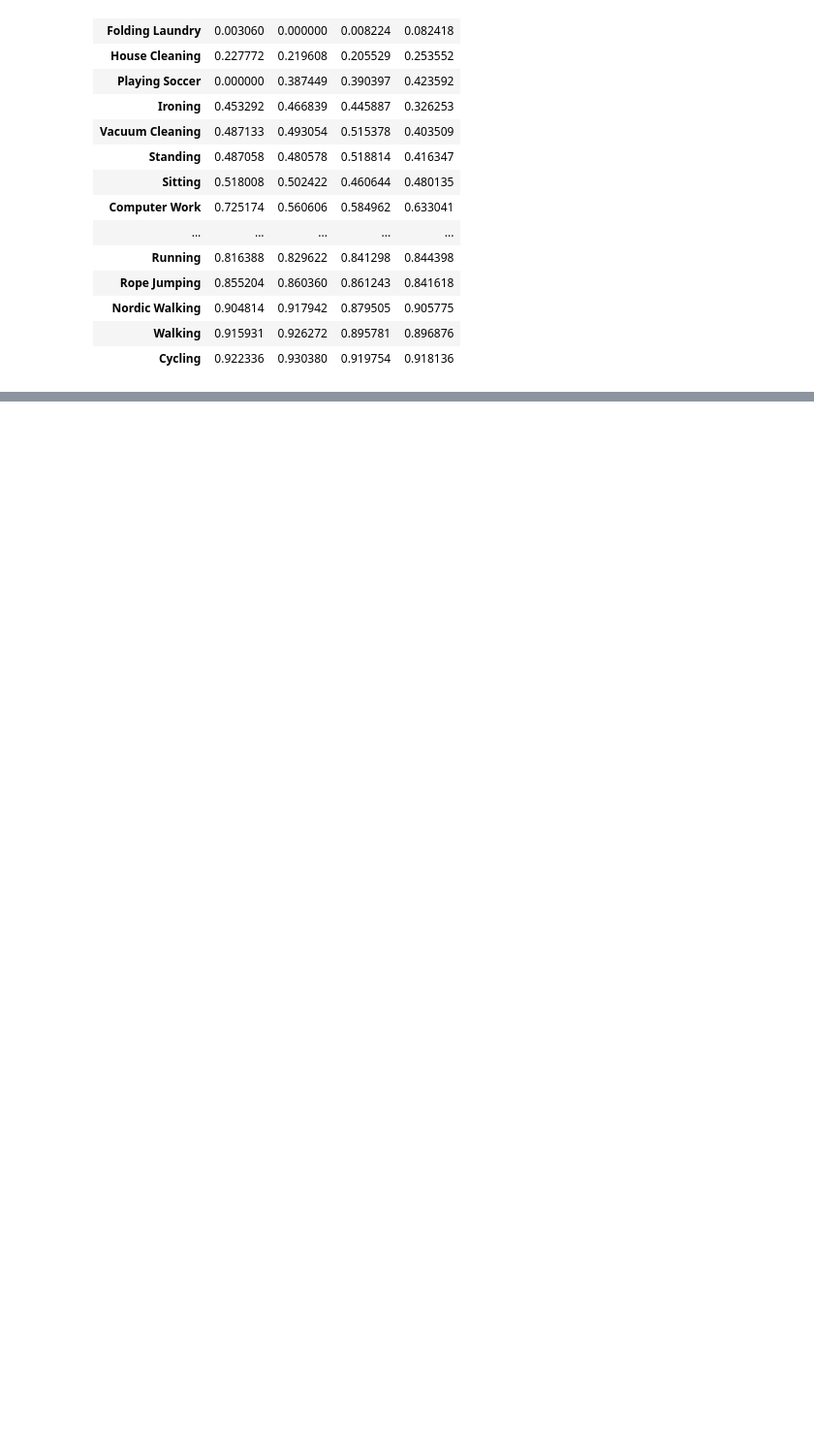
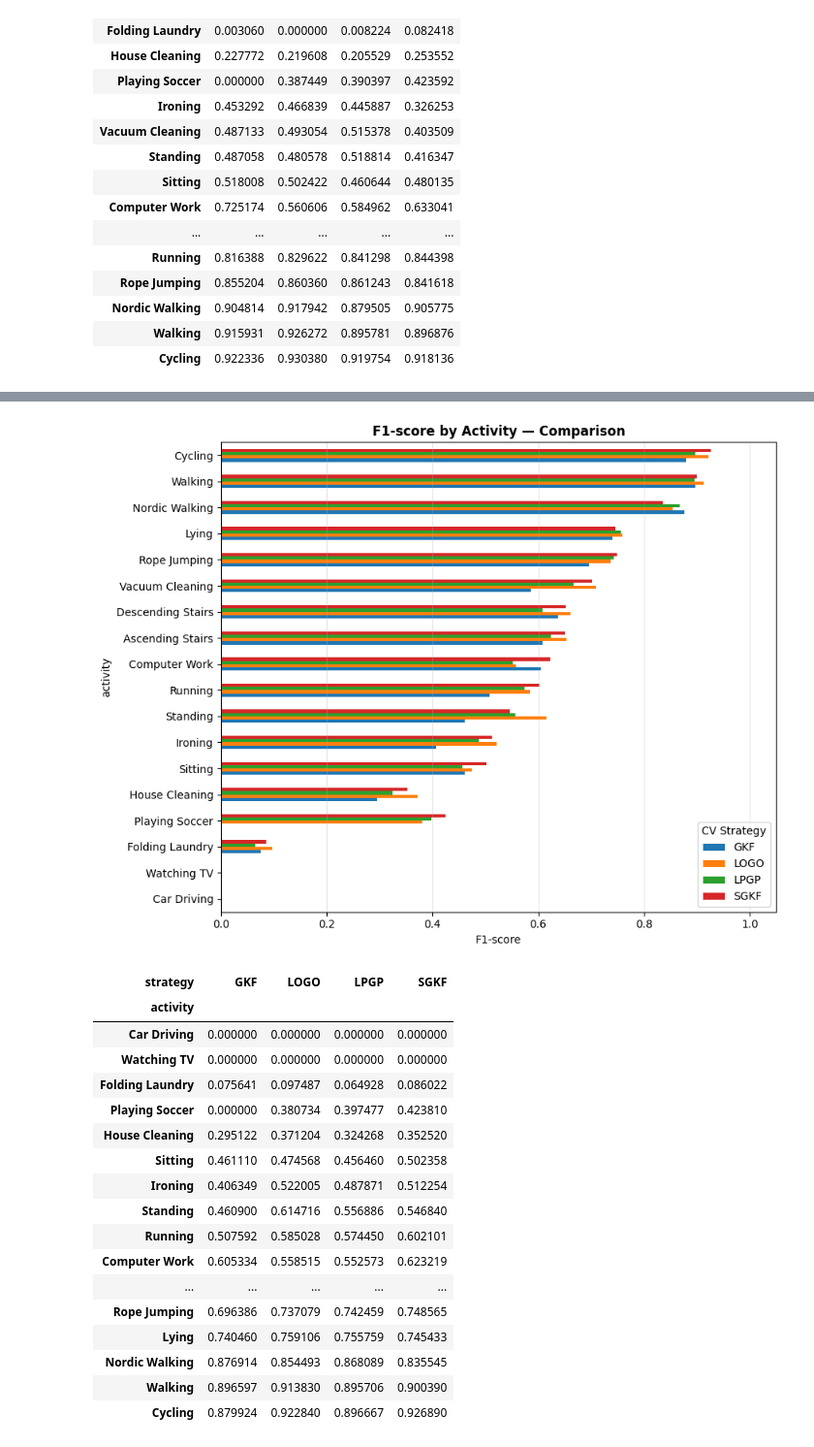
Before and after one commit to Ba-Hi/HAR, a Jupyter notebook: ML_models/main_pamap2.ipynb, the cells around one changed output, grey strips where cells are left out. Shown at 97% size. Saved outputs shown, nothing was run; the diff lists cells and outputs as text; code cells hidden in the pictures; blank space fills up the shorter version.

```diff
--- a/ML_models/main_pamap2.ipynb
+++ b/ML_models/main_pamap2.ipynb
@@ -1477,0 +1482,7 @@ print(rf_params_LeaveOneGroupOut)
+# %%
+# Fast iteration: 5-fold GroupKFold
+lr_report_groupKFold, lr_params_groupKFold = train_and_classify_flex(
+    X_np, y_np, groups, model='lr', MODEL_REGISTRY=MODEL_REGISTRY,
+    split_strategy='gkf', n_splits=5, activities=activities
+)
+print(lr_params_groupKFold)
@@ -1477,0 +1515,7 @@ print(rf_params_LeaveOneGroupOut)
+# %%
+# Class-balance-aware version
+lr_report_StratifiedGroupKFold, lr_params_StratifiedGroupKFold = train_and_classify_flex(
+    X_np, y_np, groups, model='lr', MODEL_REGISTRY=MODEL_REGISTRY,
+    split_strategy='sgkf', n_splits=5, activities=activities
+)
+print(lr_params_StratifiedGroupKFold)
@@ -1477,0 +1614,7 @@ print(rf_params_LeaveOneGroupOut)
+# %%
+# Leave-2-subjects-out
+lr_report_LeavePGroupsOut, lr_params_LeavePGroupsOut = train_and_classify_flex(
+    X_np, y_np, groups, model='lr', MODEL_REGISTRY=MODEL_REGISTRY,
+    split_strategy='lpgo', p=2, activities=activities
+)
+print(lr_params_LeavePGroupsOut)
@@ -1583,0 +1751,27 @@ plot_f1_comparison({
+# %%
+plot_f1_comparison({
+    "GKF": lr_report_groupKFold,
+    "SGKF": lr_report_StratifiedGroupKFold,
+    "LPGP": lr_report_LeavePGroupsOut,
+    "LOGO": lr_report_LeaveOneGroupOut
+})
+# %% [output]
+[figure, added]
+| strategy | GKF | LOGO | LPGP | SGKF |
+| activity |  |  |  |  |
+| Car Driving | 0.000000 | 0.000000 | 0.000000 | 0.000000 |
+| Watching TV | 0.000000 | 0.000000 | 0.000000 | 0.000000 |
+| Folding Laundry | 0.075641 | 0.097487 | 0.064928 | 0.086022 |
+| Playing Soccer | 0.000000 | 0.380734 | 0.397477 | 0.423810 |
+| House Cleaning | 0.295122 | 0.371204 | 0.324268 | 0.352520 |
+| Sitting | 0.461110 | 0.474568 | 0.456460 | 0.502358 |
+| Ironing | 0.406349 | 0.522005 | 0.487871 | 0.512254 |
+| Standing | 0.460900 | 0.614716 | 0.556886 | 0.546840 |
+| Running | 0.507592 | 0.585028 | 0.574450 | 0.602101 |
+| Computer Work | 0.605334 | 0.558515 | 0.552573 | 0.623219 |
+| ... | ... | ... | ... | ... |
+| Rope Jumping | 0.696386 | 0.737079 | 0.742459 | 0.748565 |
+| Lying | 0.740460 | 0.759106 | 0.755759 | 0.745433 |
+| Nordic Walking | 0.876914 | 0.854493 | 0.868089 | 0.835545 |
+| Walking | 0.896597 | 0.913830 | 0.895706 | 0.900390 |
+| Cycling | 0.879924 | 0.922840 | 0.896667 | 0.926890 |
```
Also changed, not shown: parts of 12 cells of this notebook.
